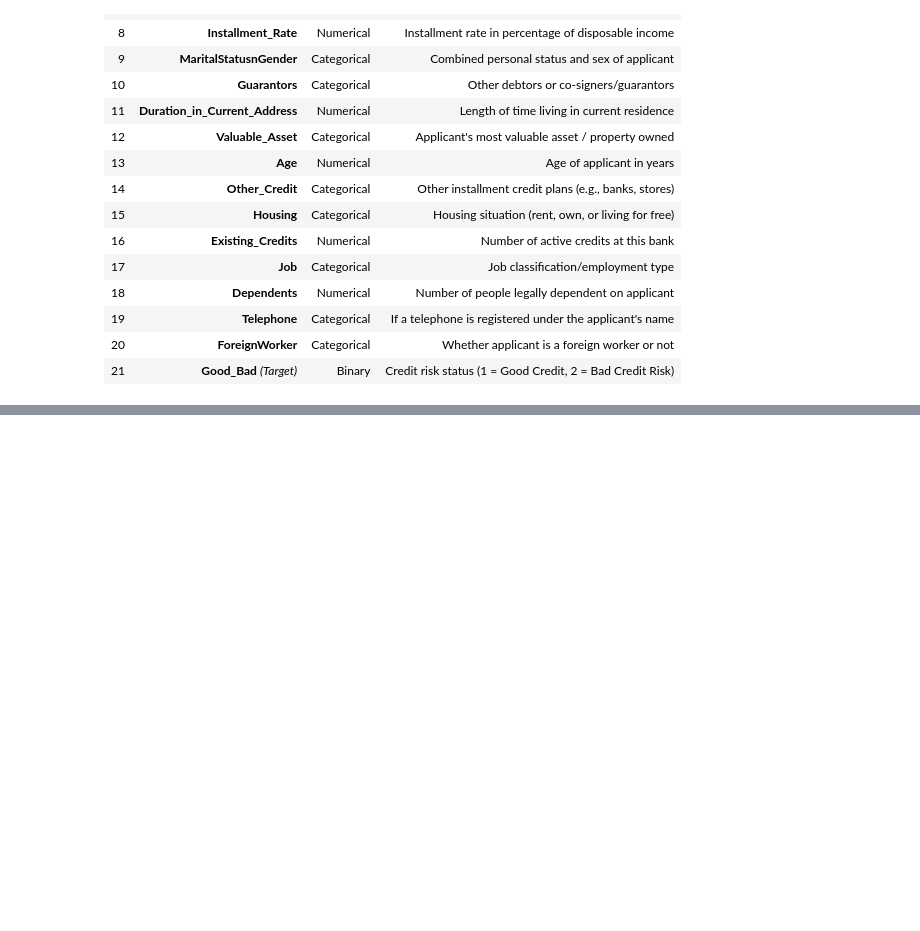
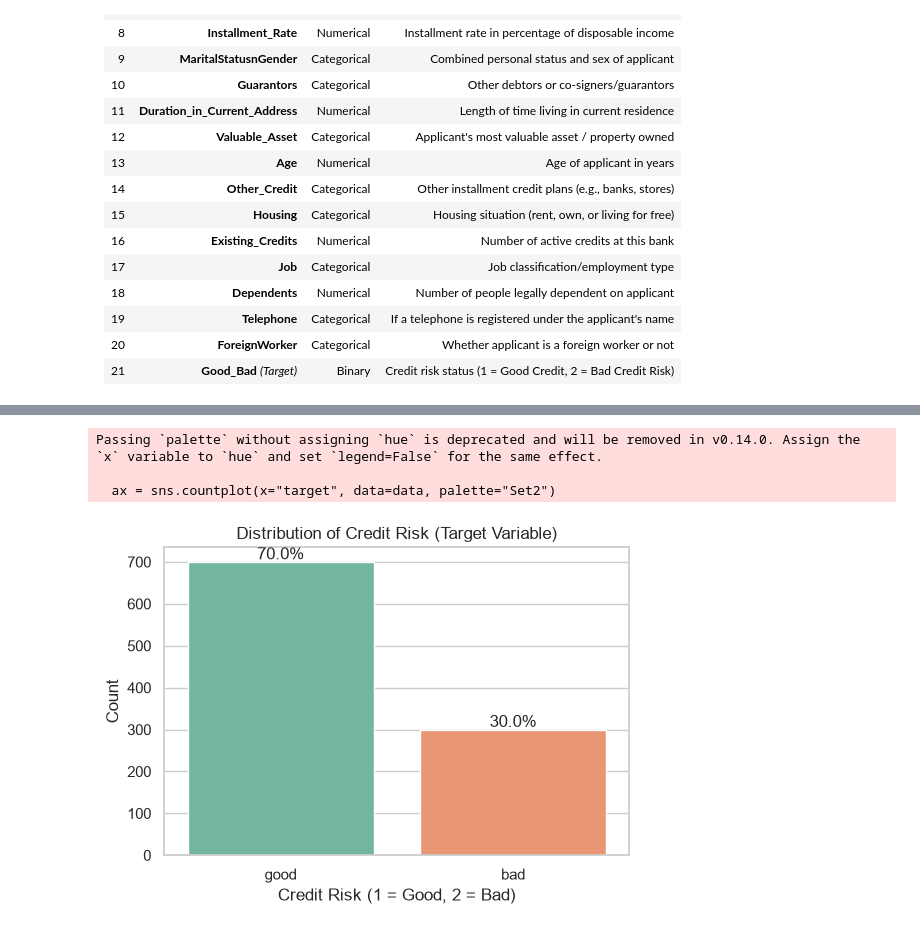
Before and after one commit to regional-specter/research-work, a Jupyter notebook: Cost of Complexity/Credit-Risk-Dataset.ipynb, the cells around one changed output, grey strips where cells are left out. Saved outputs shown, nothing was run; the diff lists cells and outputs as text; code cells hidden in the pictures; blank space fills up the shorter version.

Commit message:
Credit risk dataset completed

```diff
--- a/Cost of Complexity/Credit-Risk-Dataset.ipynb
+++ b/Cost of Complexity/Credit-Risk-Dataset.ipynb
@@ -87,0 +156,25 @@ Extracting files...
+# %%
+plt.figure(figsize=(6, 4))
+ax = sns.countplot(x="target", data=data, palette="Set2")
+plt.title("Distribution of Credit Risk (Target Variable)")
+plt.xlabel("Credit Risk (1 = Good, 2 = Bad)")
+plt.ylabel("Count")
+
+# Add percentage labels on top of bars
+total = len(data)
+for p in ax.patches:
+    percentage = f"{100 * p.get_height() / total:.1f}%"
+    ax.annotate(
+        percentage,
+        (p.get_x() + p.get_width() / 2.0, p.get_height()),
+        ha="center",
+        va="center",
+        xytext=(0, 5),
+        textcoords="offset points",
+    )
+plt.show()
+# %% [output]
+Passing `palette` without assigning `hue` is deprecated and will be removed in v0.14.0. Assign the `x` variable to `hue` and set `legend=False` for the same effect.
+
+  ax = sns.countplot(x="target", data=data, palette="Set2")
+[figure, added]
```
Also changed, not shown: parts of 15 cells of this notebook.
